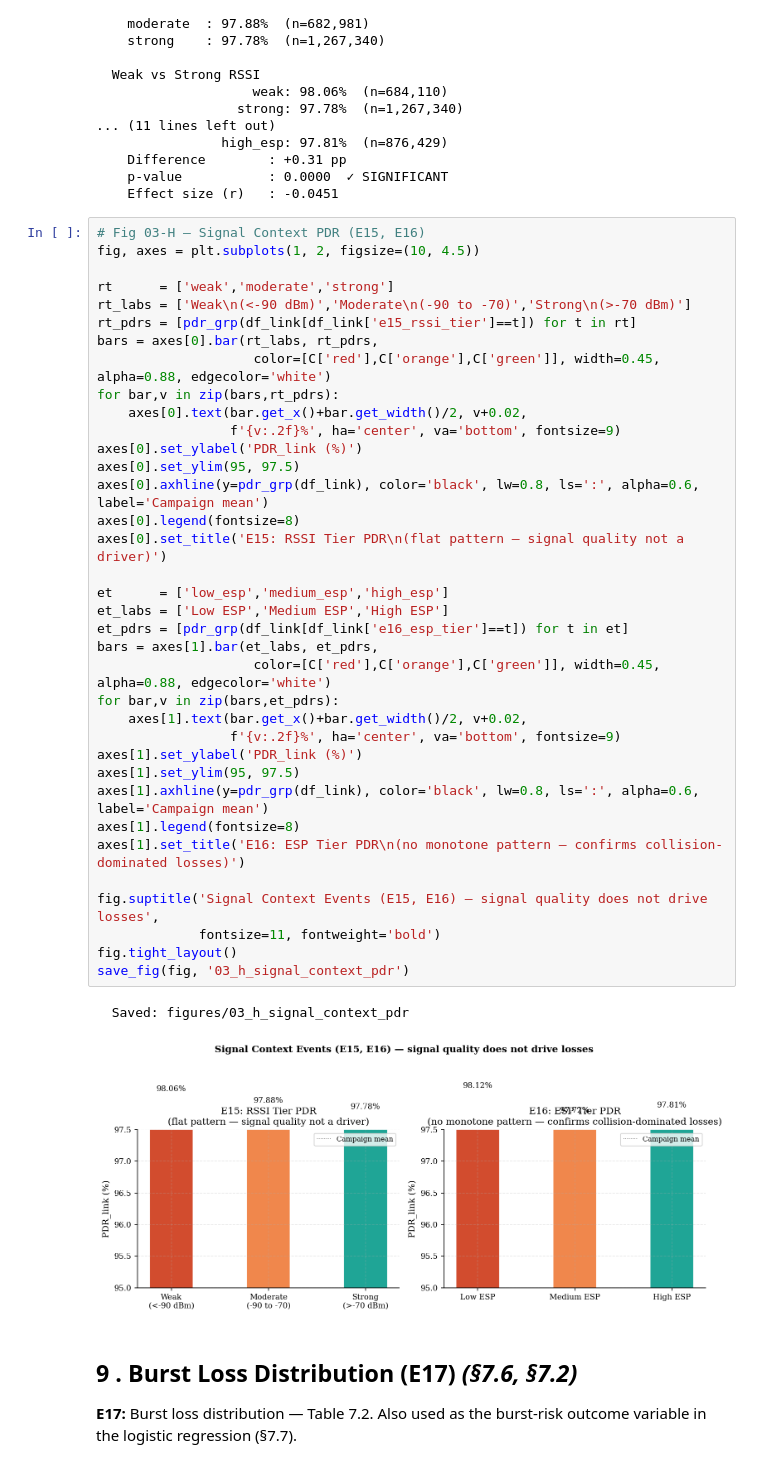
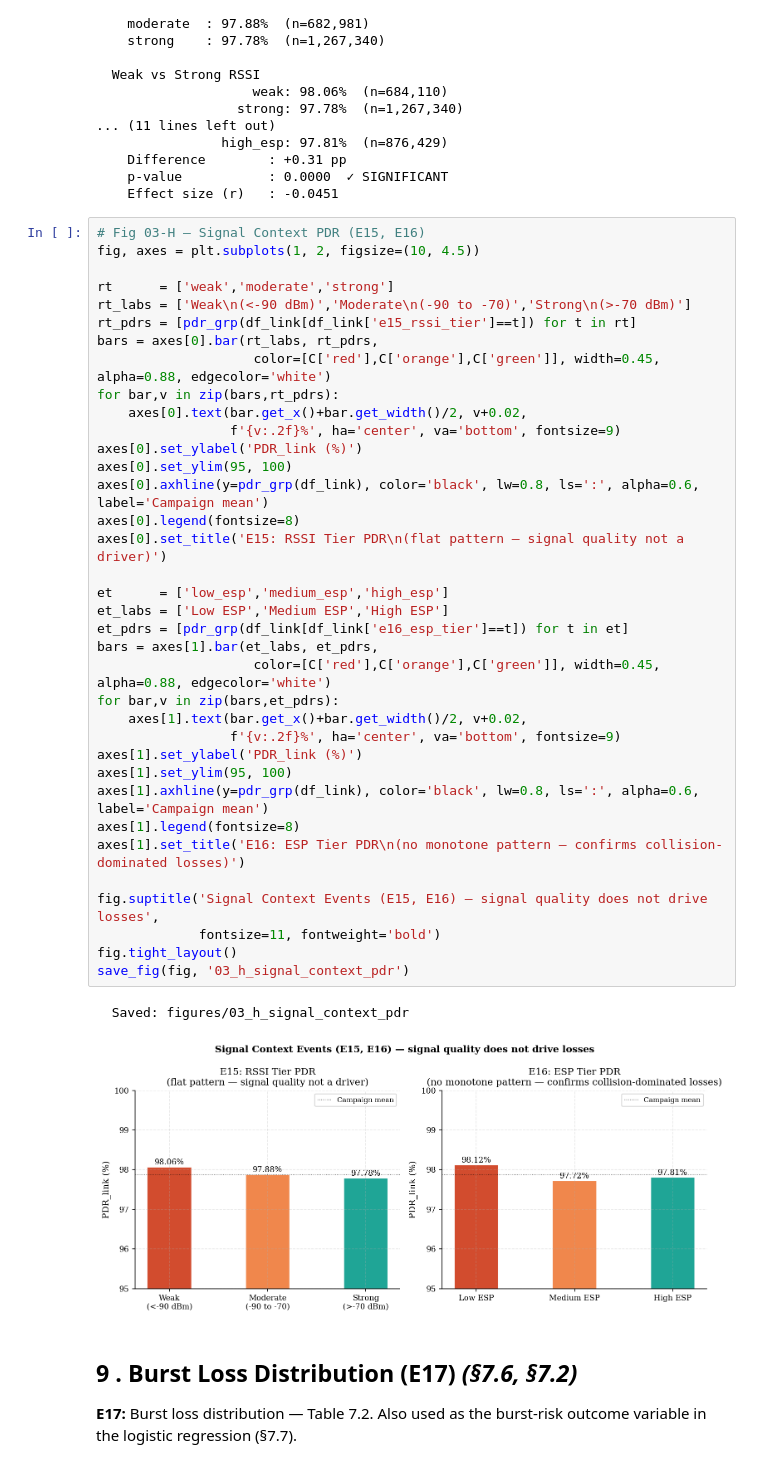
Before and after one commit to vincentmworia/Master-Thesis-Reliability-Analysis-of-Indoor-LoRaWAN-Links-using-packet-counter-reconstruction, a Jupyter notebook: notebooks/FINAL_03_analysis.ipynb, the cells around one changed output. Saved outputs shown, nothing was run; the diff lists cells and outputs as text.

```diff
--- a/notebooks/FINAL_03_analysis.ipynb
+++ b/notebooks/FINAL_03_analysis.ipynb
@@ -913,36 +879,36 @@ rt_labs = ['Weak\n(<-90 dBm)','Moderate\n(-90 to -70)','Strong\n(>-70 dBm)']
 rt_pdrs = [pdr_grp(df_link[df_link['e15_rssi_tier']==t]) for t in rt]
 bars = axes[0].bar(rt_labs, rt_pdrs,
                     color=[C['red'],C['orange'],C['green']], width=0.45, alpha=0.88, edgecolor='white')
 for bar,v in zip(bars,rt_pdrs):
     axes[0].text(bar.get_x()+bar.get_width()/2, v+0.02,
                  f'{v:.2f}%', ha='center', va='bottom', fontsize=9)
 axes[0].set_ylabel('PDR_link (%)')
-axes[0].set_ylim(95, 97.5)
+axes[0].set_ylim(95, 100)
 axes[0].axhline(y=pdr_grp(df_link), color='black', lw=0.8, ls=':', alpha=0.6, label='Campaign mean')
 axes[0].legend(fontsize=8)
 axes[0].set_title('E15: RSSI Tier PDR\n(flat pattern — signal quality not a driver)')
 
 et      = ['low_esp','medium_esp','high_esp']
 et_labs = ['Low ESP','Medium ESP','High ESP']
 et_pdrs = [pdr_grp(df_link[df_link['e16_esp_tier']==t]) for t in et]
 bars = axes[1].bar(et_labs, et_pdrs,
                     color=[C['red'],C['orange'],C['green']], width=0.45, alpha=0.88, edgecolor='white')
 for bar,v in zip(bars,et_pdrs):
     axes[1].text(bar.get_x()+bar.get_width()/2, v+0.02,
                  f'{v:.2f}%', ha='center', va='bottom', fontsize=9)
 axes[1].set_ylabel('PDR_link (%)')
-axes[1].set_ylim(95, 97.5)
+axes[1].set_ylim(95, 100)
 axes[1].axhline(y=pdr_grp(df_link), color='black', lw=0.8, ls=':', alpha=0.6, label='Campaign mean')
 axes[1].legend(fontsize=8)
 axes[1].set_title('E16: ESP Tier PDR\n(no monotone pattern — confirms collision-dominated losses)')
 
 fig.suptitle('Signal Context Events (E15, E16) — signal quality does not drive losses',
              fontsize=11, fontweight='bold')
 fig.tight_layout()
 save_fig(fig, '03_h_signal_context_pdr')
 # %% [output]
   Saved: figures/03_h_signal_context_pdr
-[figure, old version]
+[figure, new version]
 # %% [markdown]
 ## 9 . Burst Loss Distribution (E17)  *(§7.6, §7.2)*
 
```
Also changed, not shown: parts of 5 cells of this notebook, 4 other files.
